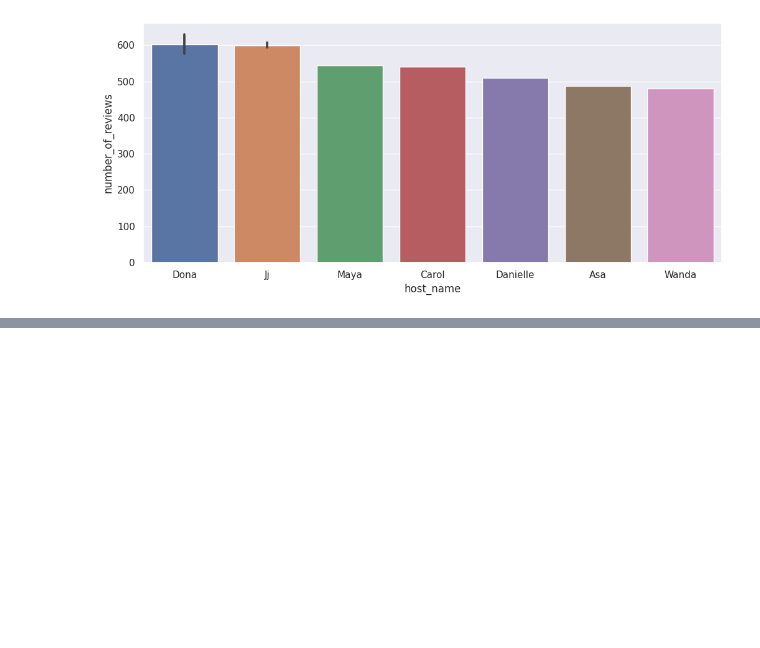
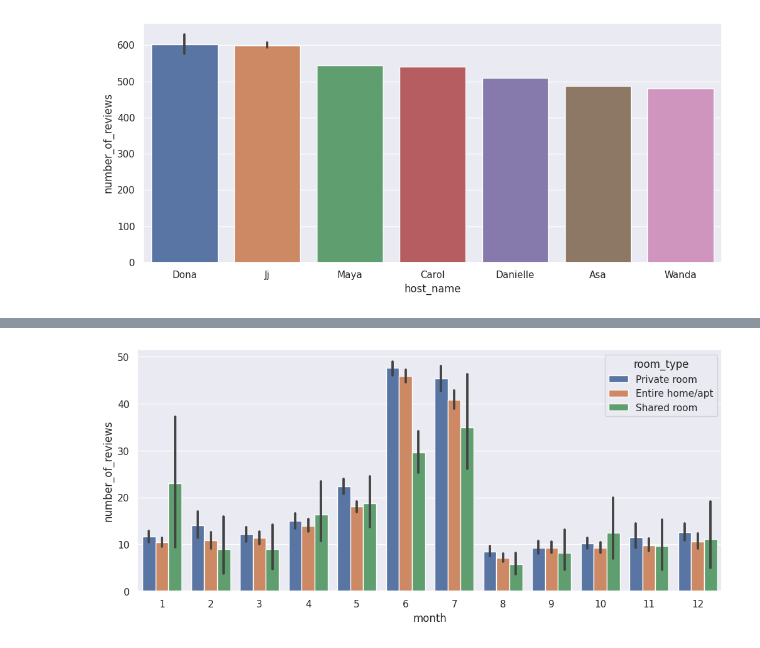
Before and after one commit to vkartikey/AirBNB-EDA-Analysis, a Jupyter notebook: EDA_Proj_first_draft.ipynb, the cells around one changed output, grey strips where cells are left out. Cells and saved outputs as stored; diff of their text form; code cells hidden in the pictures; blank space fills up the shorter version.

```diff
--- a/EDA_Proj_first_draft.ipynb
+++ b/EDA_Proj_first_draft.ipynb
@@ -375,0 +428,2 @@ sns.barplot(x ='host_name', y = 'number_of_reviews', data = top_10)
+# %%
+df.dropna(inplace = True)
@@ -375,0 +434,2 @@ sns.barplot(x ='host_name', y = 'number_of_reviews', data = top_10)
+# %%
+df['last_review']= pd.to_datetime(df['last_review'])
@@ -375,0 +456,4 @@ sns.barplot(x ='host_name', y = 'number_of_reviews', data = top_10)
+# %%
+df['month'] = df['last_review'].dt.month
+df['year'] = df['last_review'].dt.year
+df['month_n'] = df['last_review'].dt.strftime("%B")
@@ -375,0 +490,6 @@ sns.barplot(x ='host_name', y = 'number_of_reviews', data = top_10)
+# %%
+sns.set(rc={'figure.figsize':(12, 5)})
+ax = sns.barplot(data = df, x = 'month', y = 'number_of_reviews', hue = 'room_type')
+# ax.set_xticklabels(df.month_n.sort_values().index)
+# %% [output]
+[figure, added]
```
Also changed, not shown: parts of 16 cells of this notebook.
